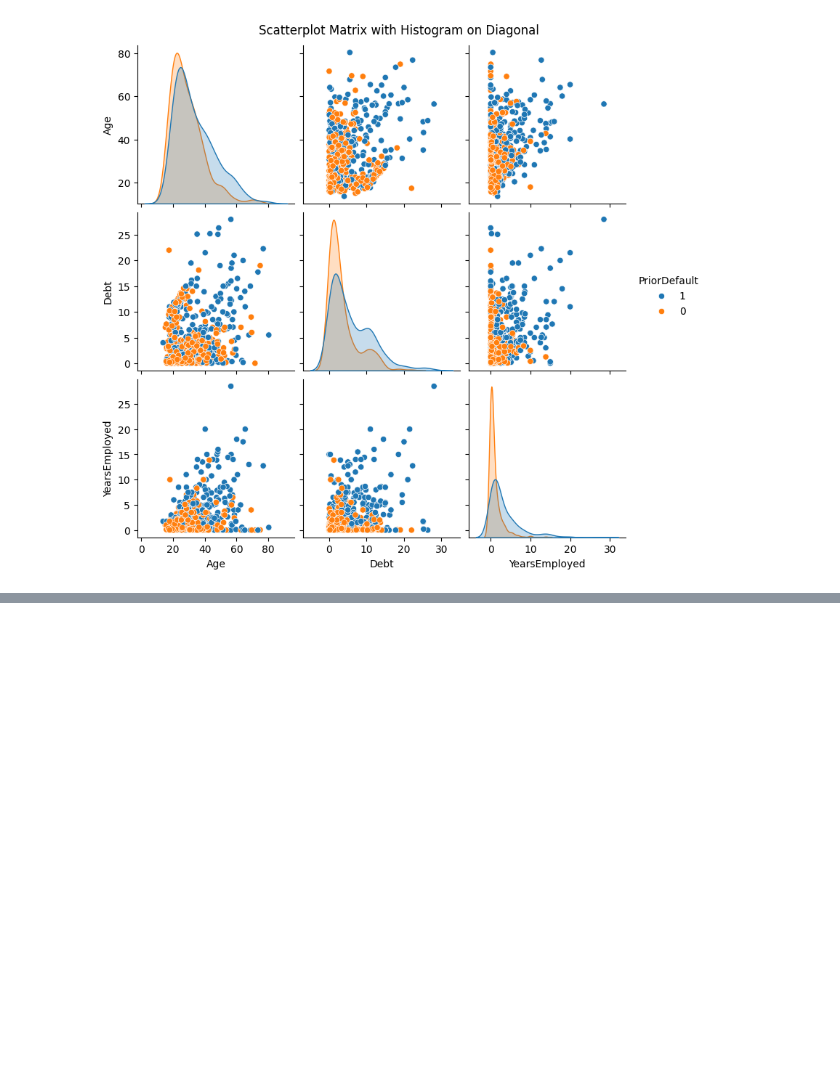
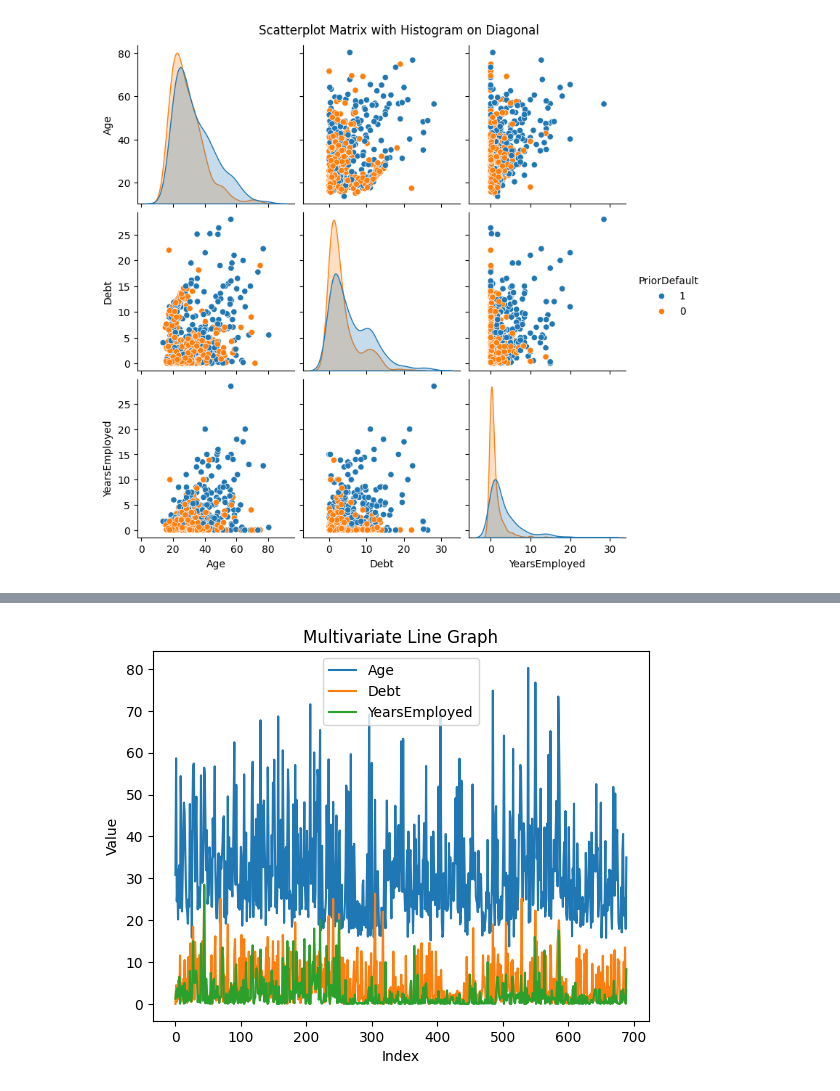
Before and after one commit to vtu26220-boop/Data-Visualization, a Jupyter notebook: DV_lab.ipynb, the cells around one changed output, grey strips where cells are left out. Drawn from its saved outputs; the diff is of its cells as text; code cells hidden in the pictures; blank space fills up the shorter version.

```diff
--- a/DV_lab.ipynb
+++ b/DV_lab.ipynb
@@ -78,0 +136,18 @@ plt.show()
+# %%
+import numpy as np
+import pandas as pd
+import matplotlib.pyplot as plt
+import seaborn as sns
+
+
+df = pd.read_csv("/content/clean_dataset .csv")
+
+
+df[["Age", "Debt", "YearsEmployed"]].plot(kind="line")
+
+plt.title("Multivariate Line Graph")
+plt.xlabel("Index")
+plt.ylabel("Value")
+plt.show()
+# %% [output]
+[figure, added]
```
Also changed, not shown: parts of 5 cells of this notebook.
